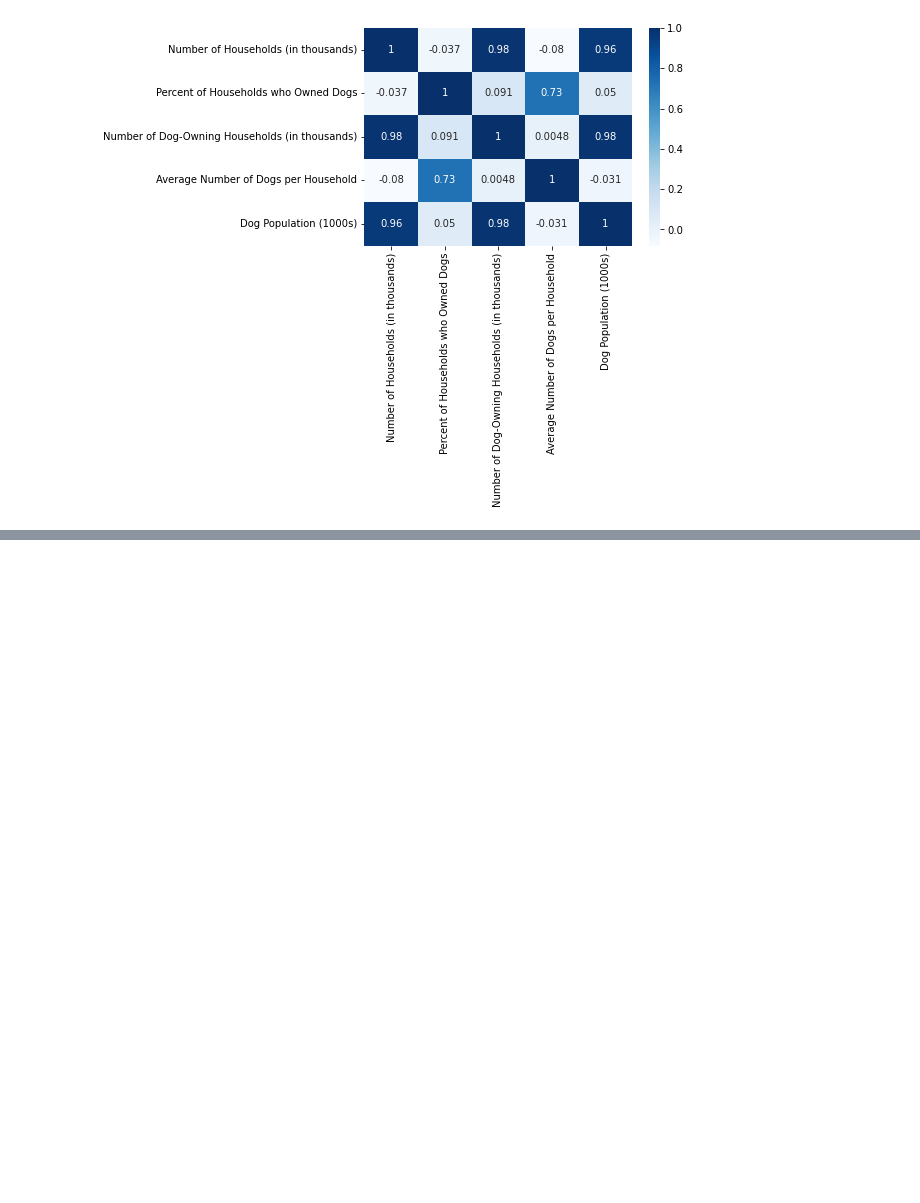
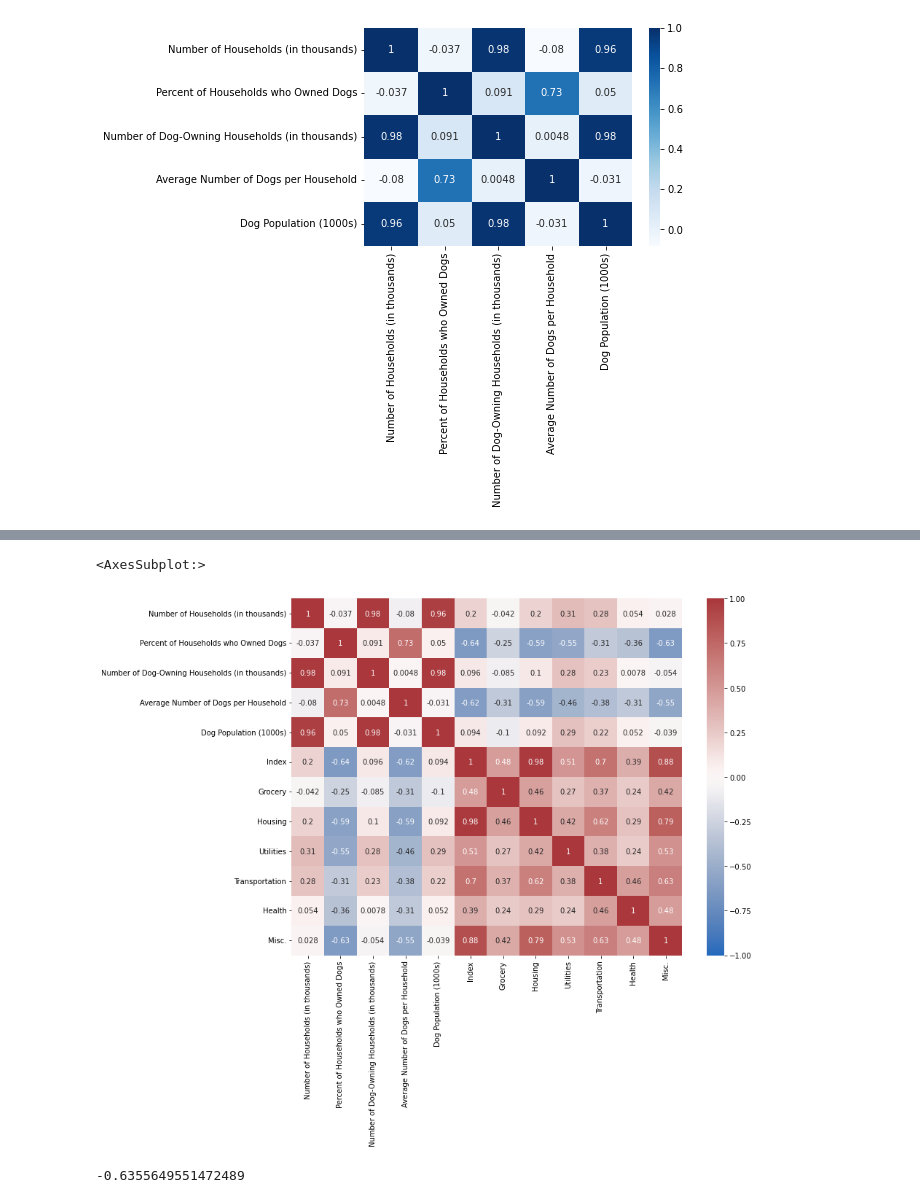
Before and after one commit to lejaja9/pandas-2, a Jupyter notebook: corr.ipynb, the cells around one changed output, grey strips where cells are left out. Drawn from its saved outputs; the diff is of its cells as text; code cells hidden in the pictures; blank space fills up the shorter version.

```diff
--- a/corr.ipynb
+++ b/corr.ipynb
@@ -116,0 +138,3 @@ sns.heatmap(corr_matrix1, cmap="Blues", annot=True)
+# %%
+Cost_df = pd.read_csv('States_cost_pandas.csv')[:51]
+Cost_df.head()
@@ -116,0 +316,11 @@ sns.heatmap(corr_matrix1, cmap="Blues", annot=True)
+# %%
+corr_matrix2 = main_df.corr()
+plt.figure(figsize=(12,9))
+sns.heatmap(corr_matrix2, vmin = -1, vmax = 1, cmap="vlag", center = 0, annot=True)
+# %% [output]
+<AxesSubplot:>
+[figure, added]
+# %%
+main_df['Percent of Households who Owned Dogs'].corr(main_df['Index'])
+# %% [output]
+-0.6355649551472489
```
Also changed, not shown: parts of 30 cells of this notebook, 1 other file.
